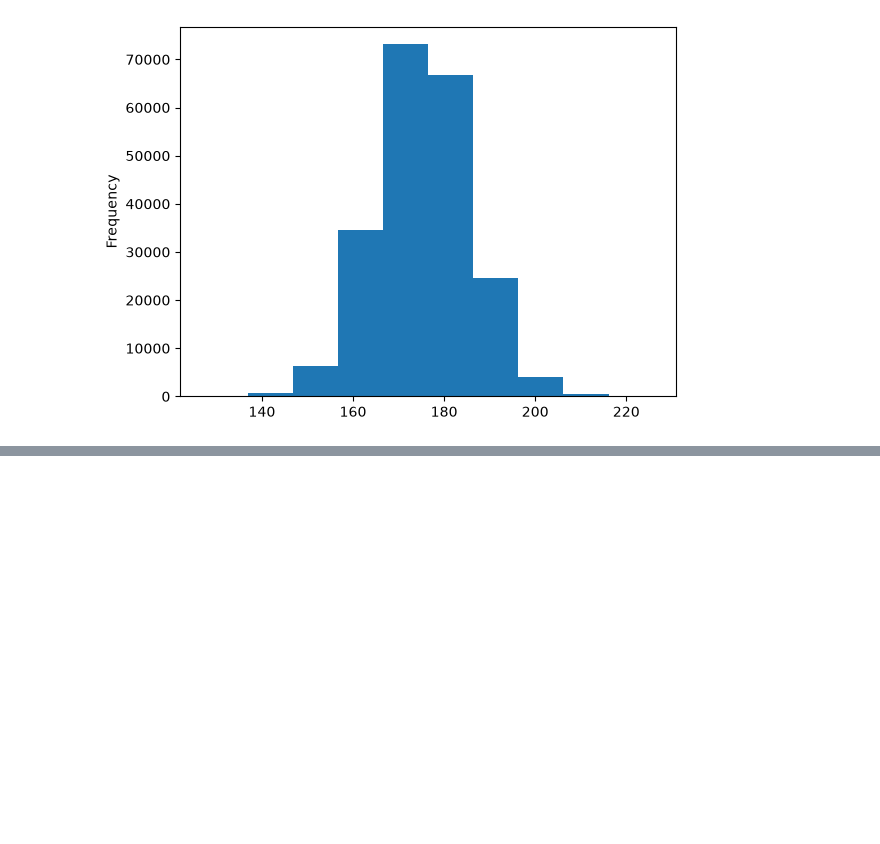
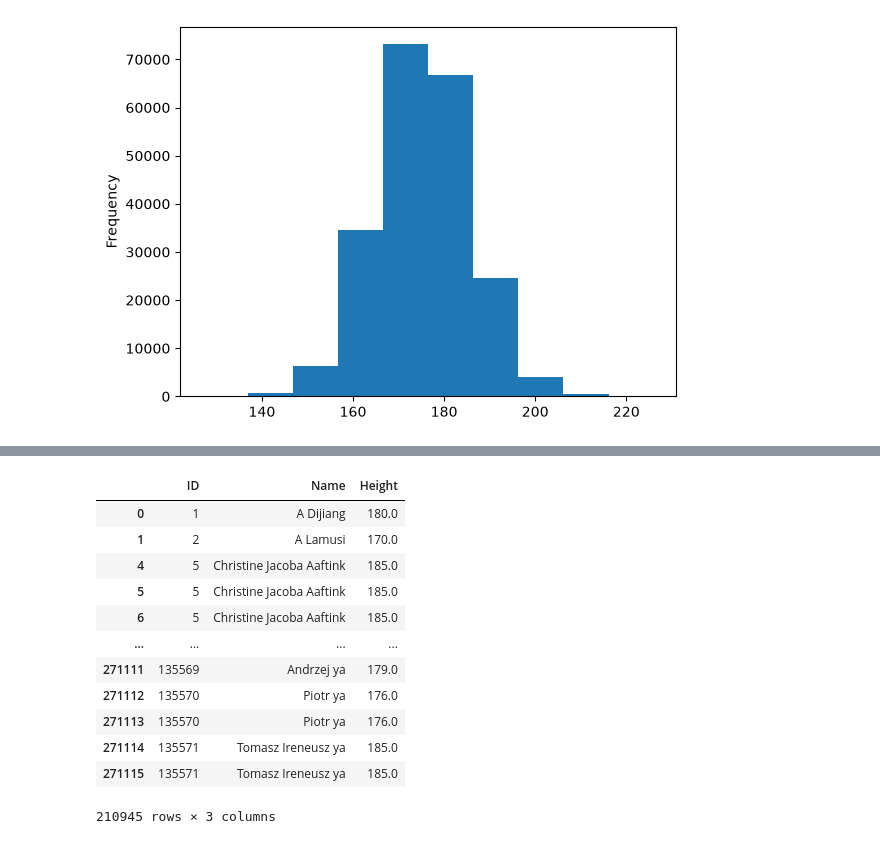
Before and after one commit to reuven/OReilly-PyData-September-2026-09, a Jupyter notebook: OReilly-PyData-September-2026-09-29.ipynb, the cells around one changed output, grey strips where cells are left out. Saved outputs shown, nothing was run; the diff lists cells and outputs as text; code cells hidden in the pictures; blank space fills up the shorter version.

```diff
--- a/OReilly-PyData-September-2026-09-29.ipynb
+++ b/OReilly-PyData-September-2026-09-29.ipynb
@@ -1403,0 +1422,23 @@ df['Height'].plot.hist()
+# %%
+# how can we ensure that we're looking at unique individuals?
+
+(
+    df
+    [['ID', 'Name', 'Height']]
+    .dropna()
+
+)
+# %% [output]
+|  | ID | Name | Height |
+| 0 | 1 | A Dijiang | 180.0 |
+| 1 | 2 | A Lamusi | 170.0 |
+| 4 | 5 | Christine Jacoba Aaftink | 185.0 |
+| 5 | 5 | Christine Jacoba Aaftink | 185.0 |
+| 6 | 5 | Christine Jacoba Aaftink | 185.0 |
+| ... | ... | ... | ... |
+| 271111 | 135569 | Andrzej ya | 179.0 |
+| 271112 | 135570 | Piotr ya | 176.0 |
+| 271113 | 135570 | Piotr ya | 176.0 |
+| 271114 | 135571 | Tomasz Ireneusz ya | 185.0 |
+| 271115 | 135571 | Tomasz Ireneusz ya | 185.0 |
+210945 rows × 3 columns
```
Also changed, not shown: parts of 2 cells of this notebook.
